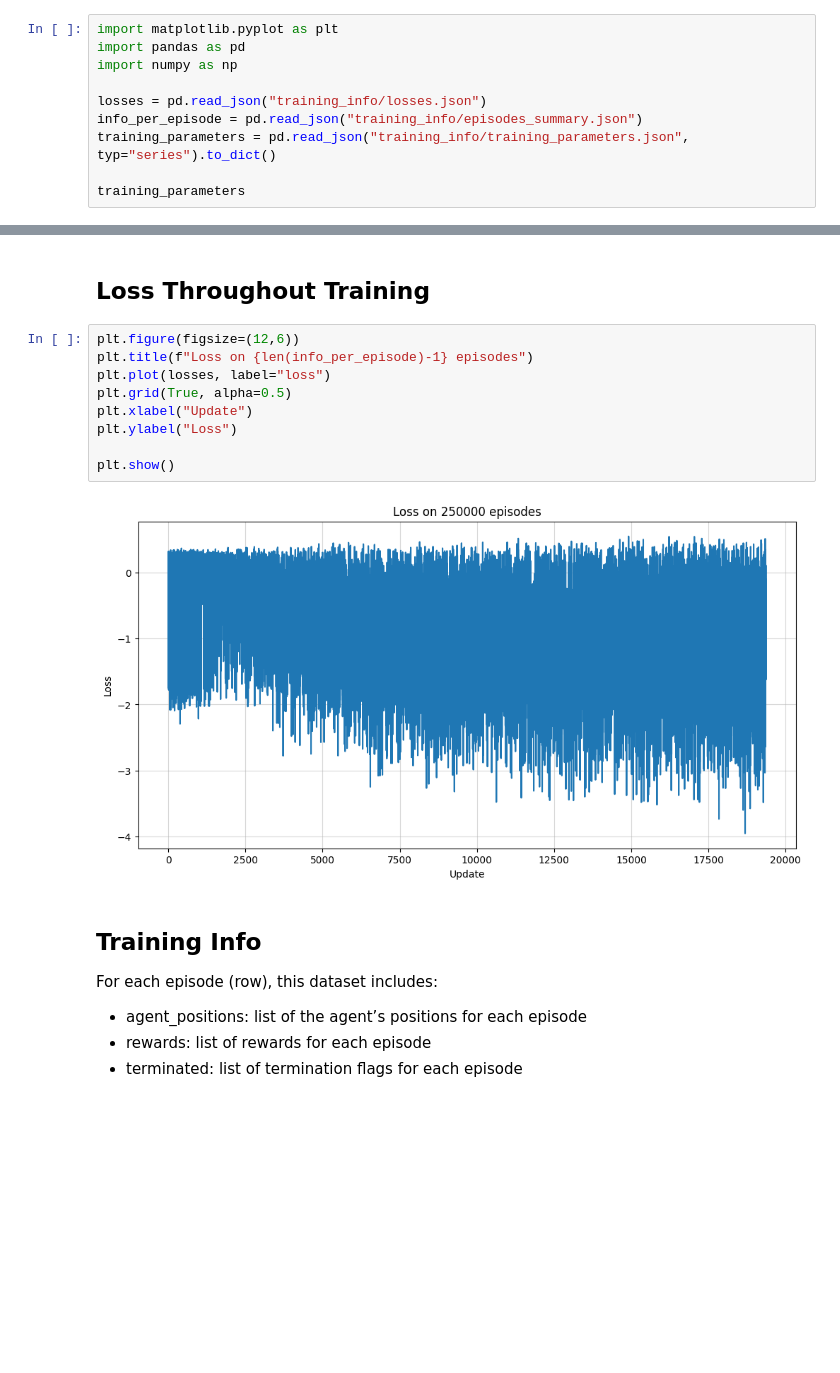
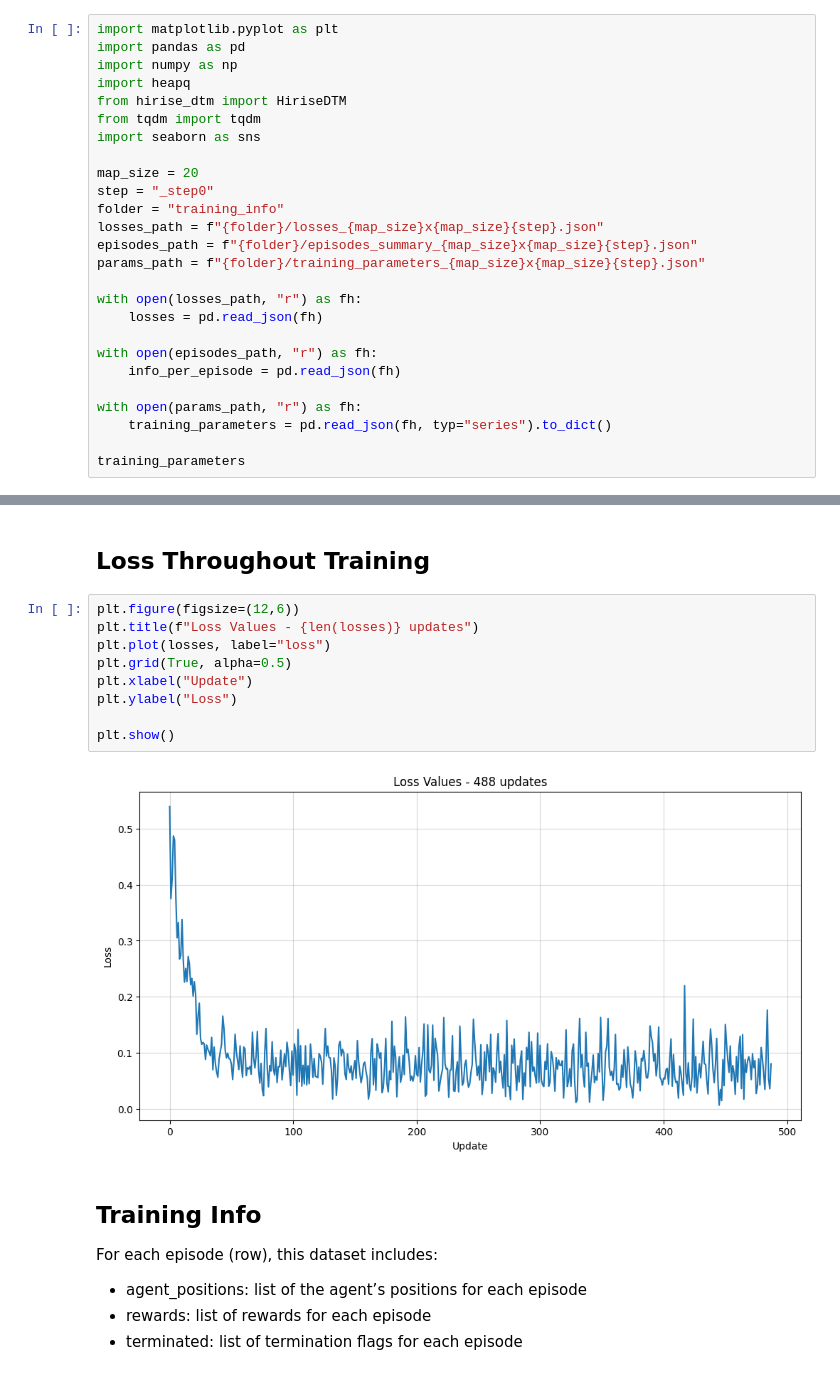
Before and after one commit to GianM0027/Rover-Trajectory-Finder, a Jupyter notebook: training_results.ipynb, the cells around one changed output, grey strips where cells are left out. Drawn from its saved outputs; the diff is of its cells as text; blank space fills up the shorter version.

Commit message:
Final training and README update

```diff
--- a/training_results.ipynb
+++ b/training_results.ipynb
@@ -4,10 +4,26 @@
 import matplotlib.pyplot as plt
 import pandas as pd
 import numpy as np
+import heapq
+from hirise_dtm import HiriseDTM
+from tqdm import tqdm
+import seaborn as sns
 
-losses = pd.read_json("training_info/losses.json")
-info_per_episode = pd.read_json("training_info/episodes_summary.json")
-training_parameters = pd.read_json("training_info/training_parameters.json", typ="series").to_dict()
+map_size = 20
+step = "_step0"
+folder = "training_info"
+losses_path = f"{folder}/losses_{map_size}x{map_size}{step}.json"
+episodes_path = f"{folder}/episodes_summary_{map_size}x{map_size}{step}.json"
+params_path = f"{folder}/training_parameters_{map_size}x{map_size}{step}.json"
+
+with open(losses_path, "r") as fh:
+    losses = pd.read_json(fh)
+
+with open(episodes_path, "r") as fh:
+    info_per_episode = pd.read_json(fh)
+
+with open(params_path, "r") as fh:
+    training_parameters = pd.read_json(fh, typ="series").to_dict()
 
 training_parameters
 # %% [output]
@@ -100,15 +217,15 @@ def print_invalid_paths_occurrence(optimal_paths):
 ## Loss Throughout Training
 # %%
 plt.figure(figsize=(12,6))
-plt.title(f"Loss on {len(info_per_episode)-1} episodes")
+plt.title(f"Loss Values - {len(losses)} updates")
 plt.plot(losses, label="loss")
 plt.grid(True, alpha=0.5)
 plt.xlabel("Update")
 plt.ylabel("Loss")
 
 plt.show()
 # %% [output]
-[figure, old version]
+[figure, new version]
 # %% [markdown]
 ## Training Info
 
```
Also changed, not shown: parts of 15 cells of this notebook, 20 other files.
